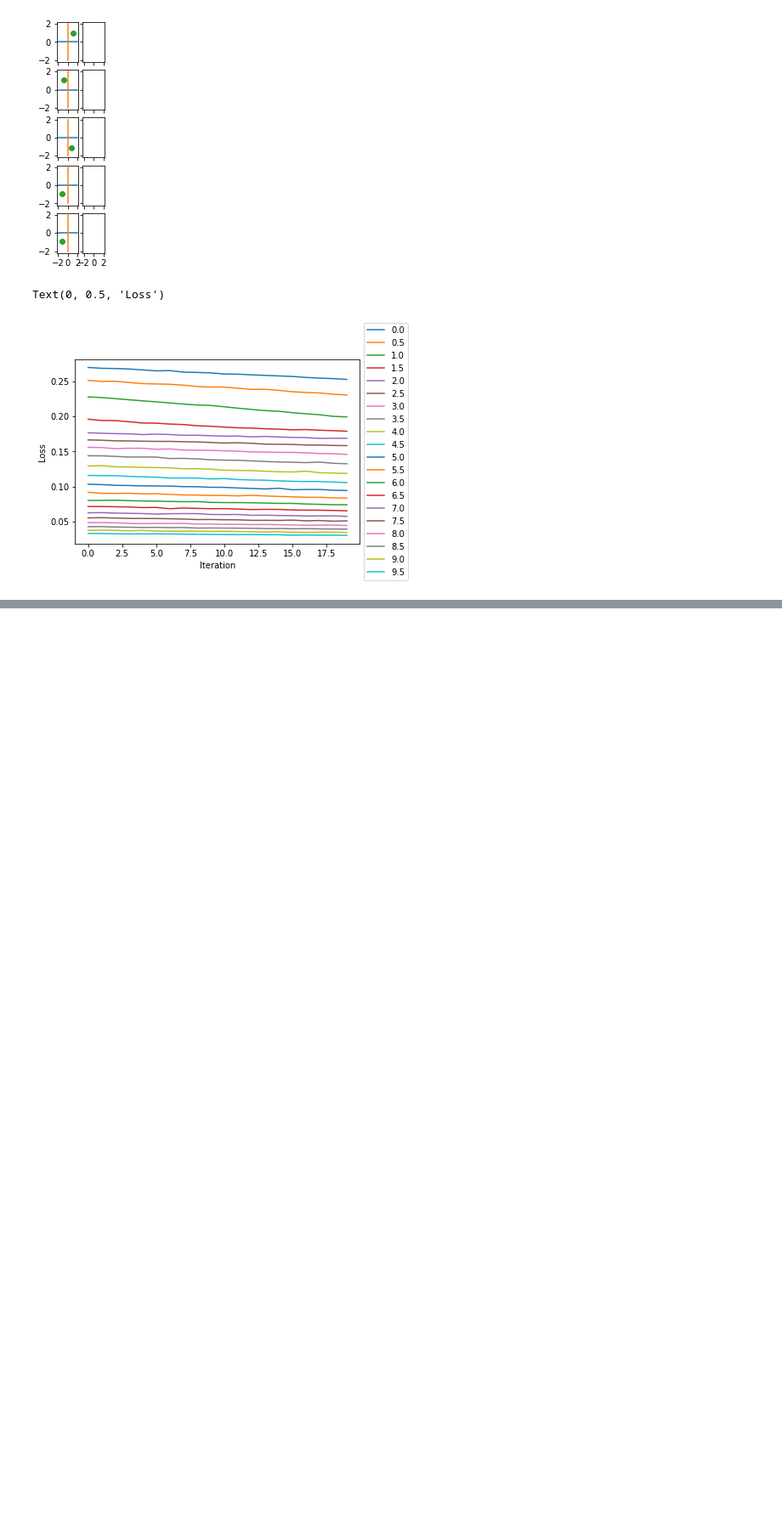
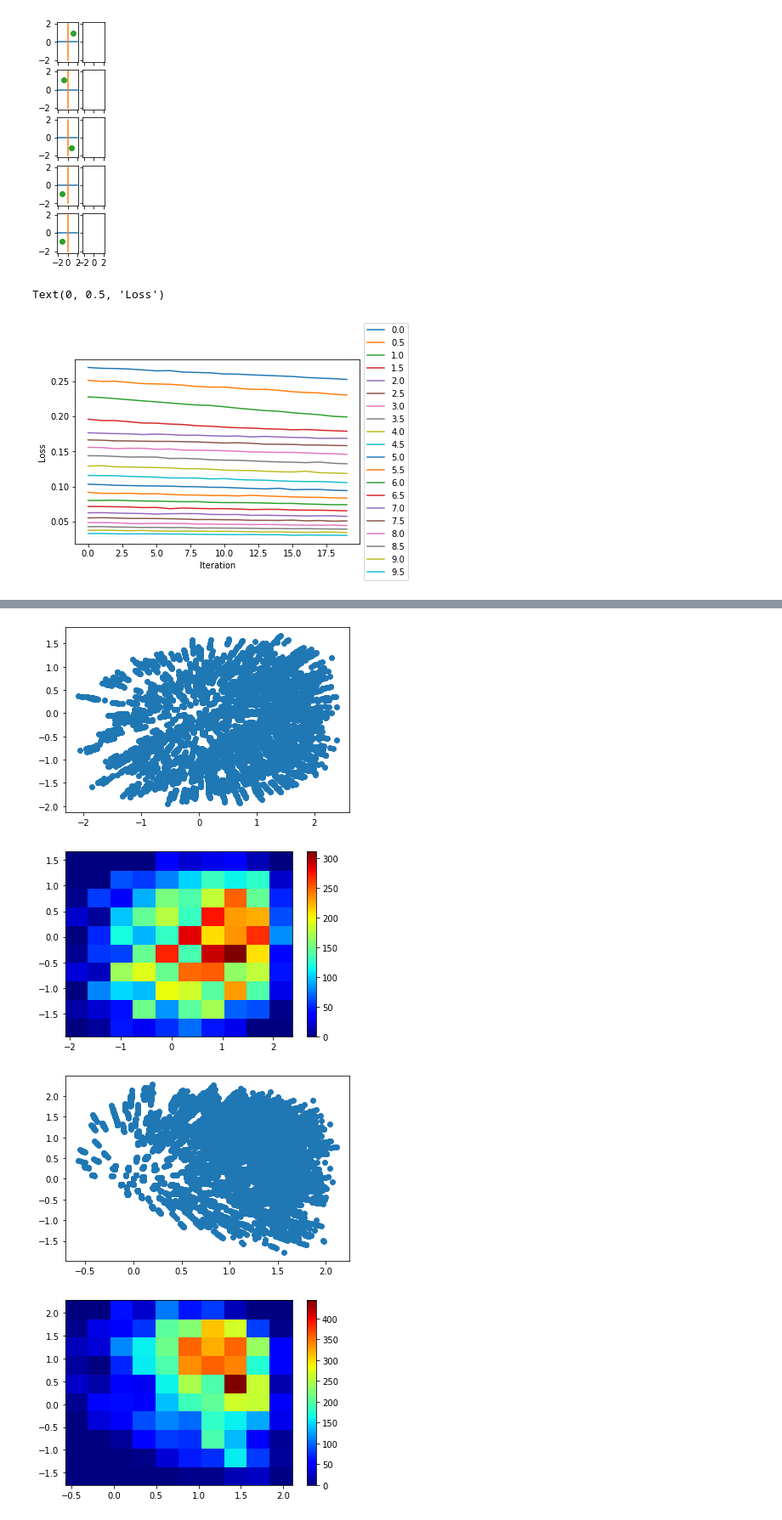
Before and after one commit to iamviji/project, a Jupyter notebook: Report/KerasBinary_In_En_Ch_QPSK.ipynb, the cells around one changed output, grey strips where cells are left out. Shown at 85% size. Cells and saved outputs as stored; diff of their text form; code cells hidden in the pictures; blank space fills up the shorter version.

```diff
--- a/Report/KerasBinary_In_En_Ch_QPSK.ipynb
+++ b/Report/KerasBinary_In_En_Ch_QPSK.ipynb
@@ -681,0 +767,9 @@ Text(0, 0.5, 'Loss')
+# %%
+
+test_input_message = numpy.random.randint(2, size=(NUM_OF_INPUT_MESSAGE,input_message_length))
+test_input_message = tf.cast(test_input_message, dtype=tf.float32)
+test_input_message_label = []
+for i in range (test_input_message.shape[0]):
+  test_input_message_label.append (test_input_message[i][0])
+print (test_input_message)
+print (len(test_input_message))
@@ -681,0 +936,16 @@ Text(0, 0.5, 'Loss')
+# %%
+
+import matplotlib.pyplot as plt
+encoded_message = encoder.predict(training_input_message)
+channel_in_array = numpy.transpose(encoded_message)
+for i in range (int(channel_size)):
+  plt.scatter(channel_in_array[i*2], channel_in_array[i*2+1])
+  plt.show()
+  plt.hist2d(channel_in_array[i*2], channel_in_array[i*2+1], cmap=plt.cm.jet)
+  plt.colorbar()
+  plt.show()
+# %% [output]
+[figure, added]
+[figure, added]
+[figure, added]
+[figure, added]
```
Also changed, not shown: parts of 18 cells of this notebook.
